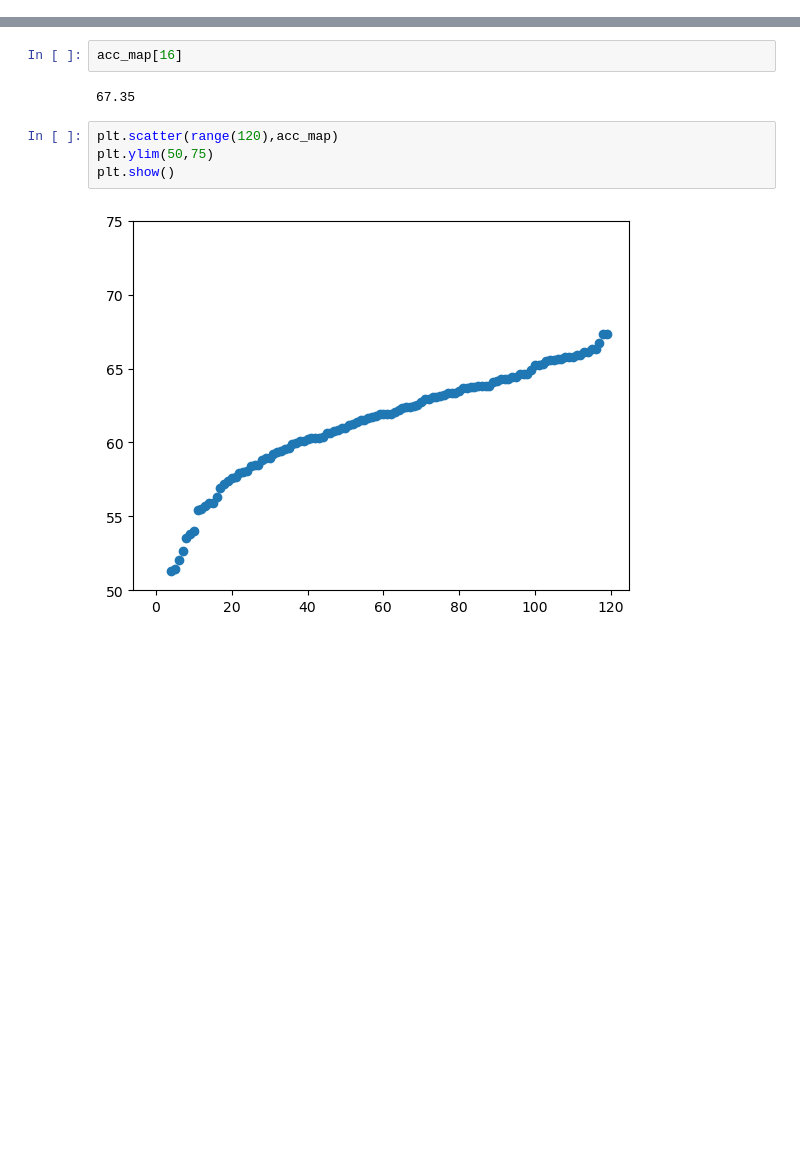
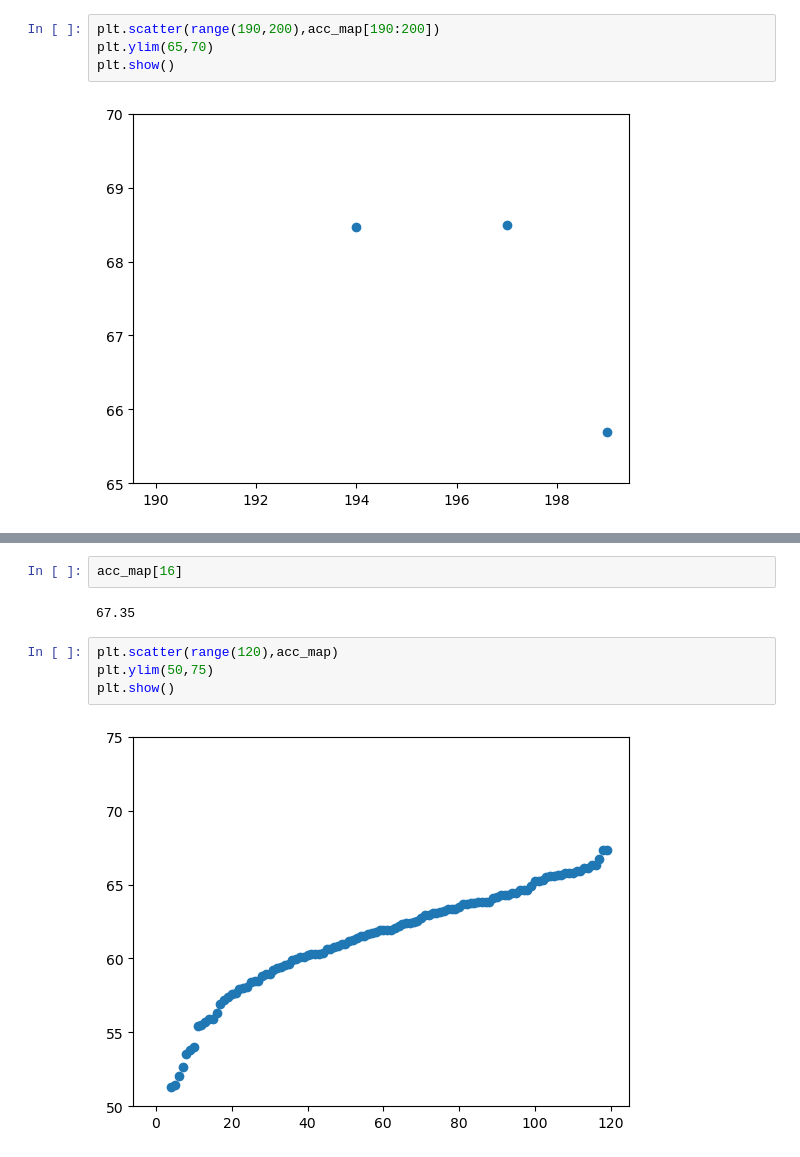
Before and after one commit to qhy991/AICAS, a Jupyter notebook: analysis/cifar100_accuracy_improvement_plan.ipynb, the cells around one changed output, grey strips where cells are left out. Cells and saved outputs as stored; diff of their text form; blank space fills up the shorter version.

```diff
--- a/analysis/cifar100_accuracy_improvement_plan.ipynb
+++ b/analysis/cifar100_accuracy_improvement_plan.ipynb
@@ -24,0 +25,6 @@ plt.show()
+# %%
+plt.scatter(range(190,200),acc_map[190:200])
+plt.ylim(65,70)
+plt.show()
+# %% [output]
+[figure, added]
```
Also changed, not shown: parts of 4 cells of this notebook, 27 other files.
